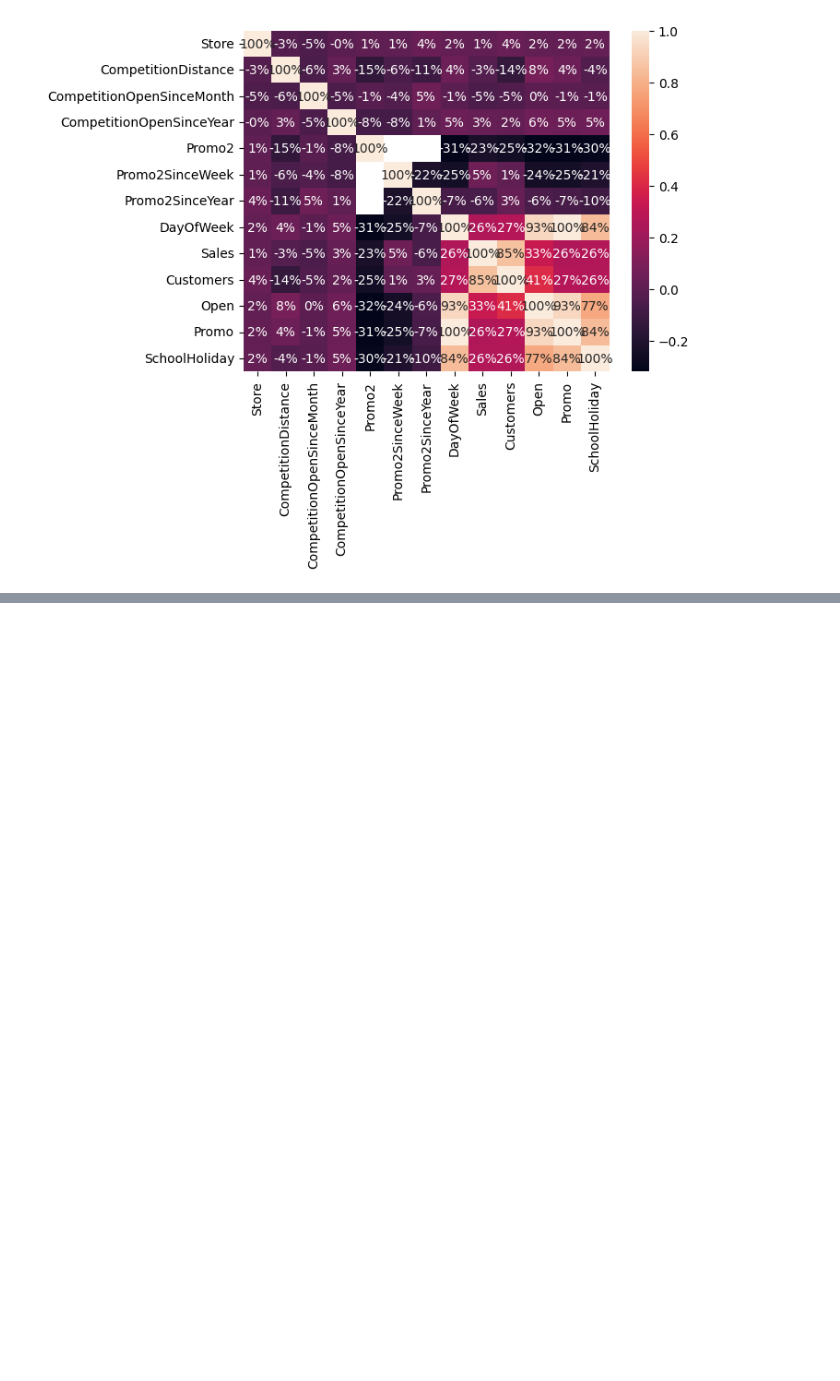
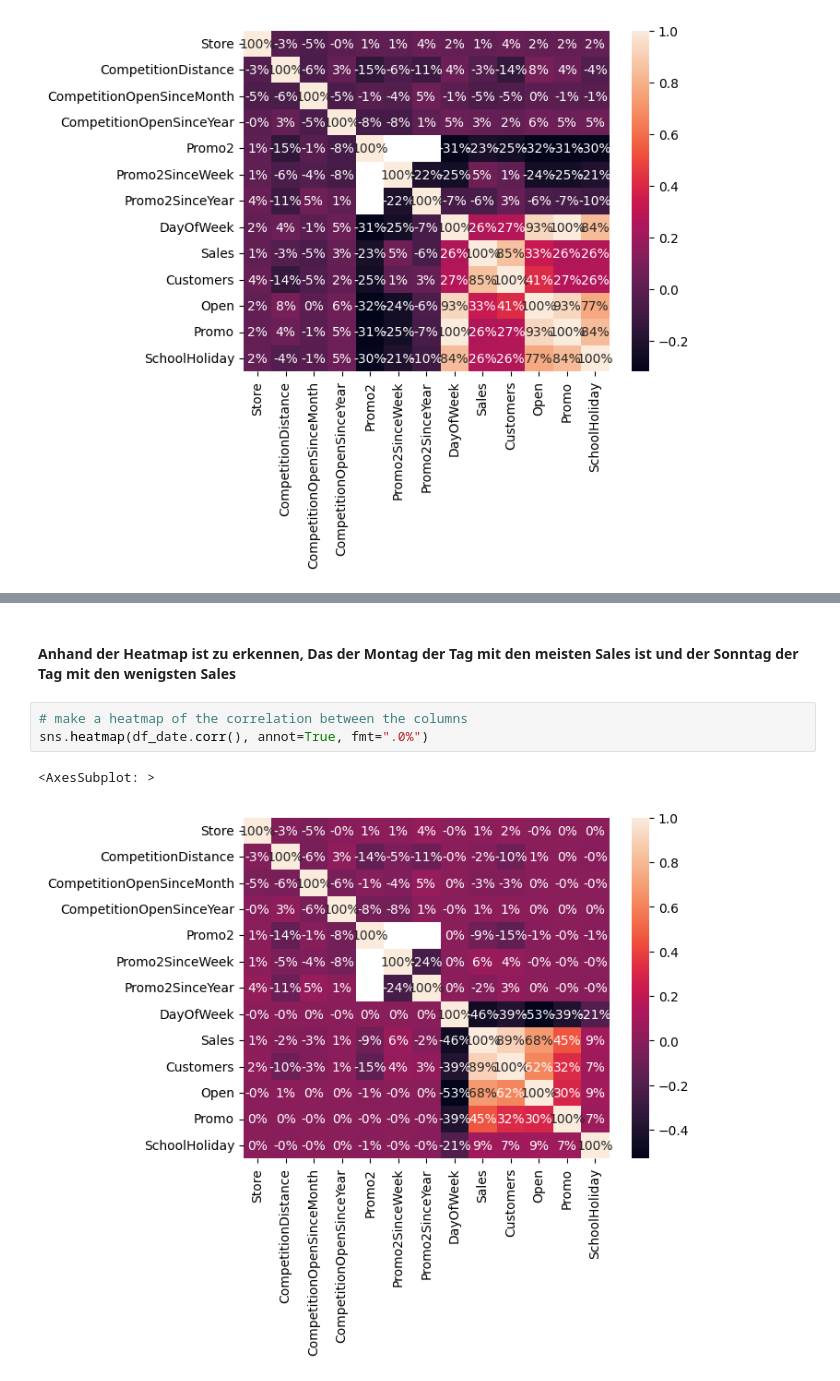
Before and after one commit to Max3978/Rossmann-Store-Sales, a Jupyter notebook: Insights.ipynb, the cells around one changed output, grey strips where cells are left out. Drawn from its saved outputs; the diff is of its cells as text; blank space fills up the shorter version.

```diff
--- a/Insights.ipynb
+++ b/Insights.ipynb
@@ -51,0 +64,8 @@ sns.heatmap(df.corr(), annot=True, fmt=".0%")
+# %% [markdown]
+#### Anhand der Heatmap ist zu erkennen, Das der Montag der Tag mit den meisten Sales ist und der Sonntag der Tag mit den wenigsten Sales
+# %%
+# make a heatmap of the correlation between the columns
+sns.heatmap(df_date.corr(), annot=True, fmt=".0%")
+# %% [output]
+<AxesSubplot: >
+[figure, added]
```
Also changed, not shown: parts of 5 cells of this notebook.
